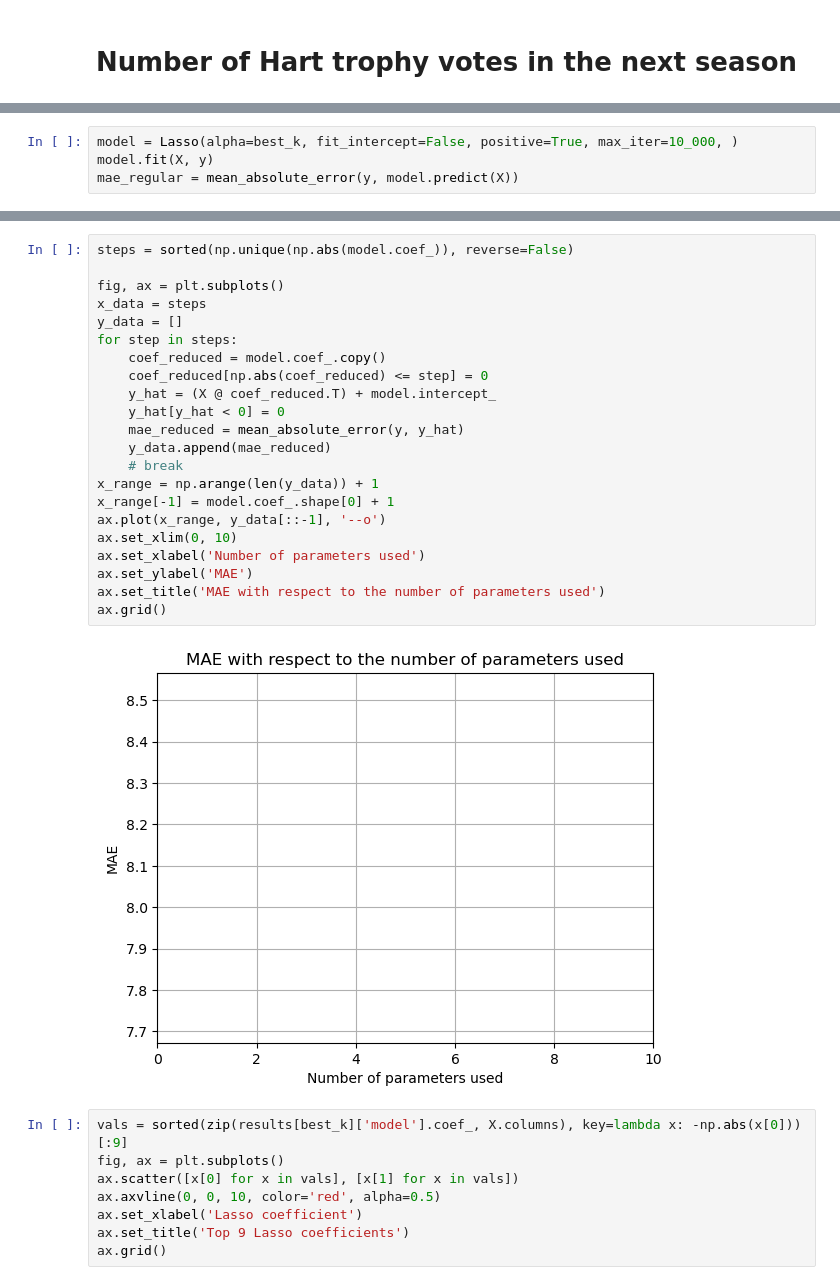
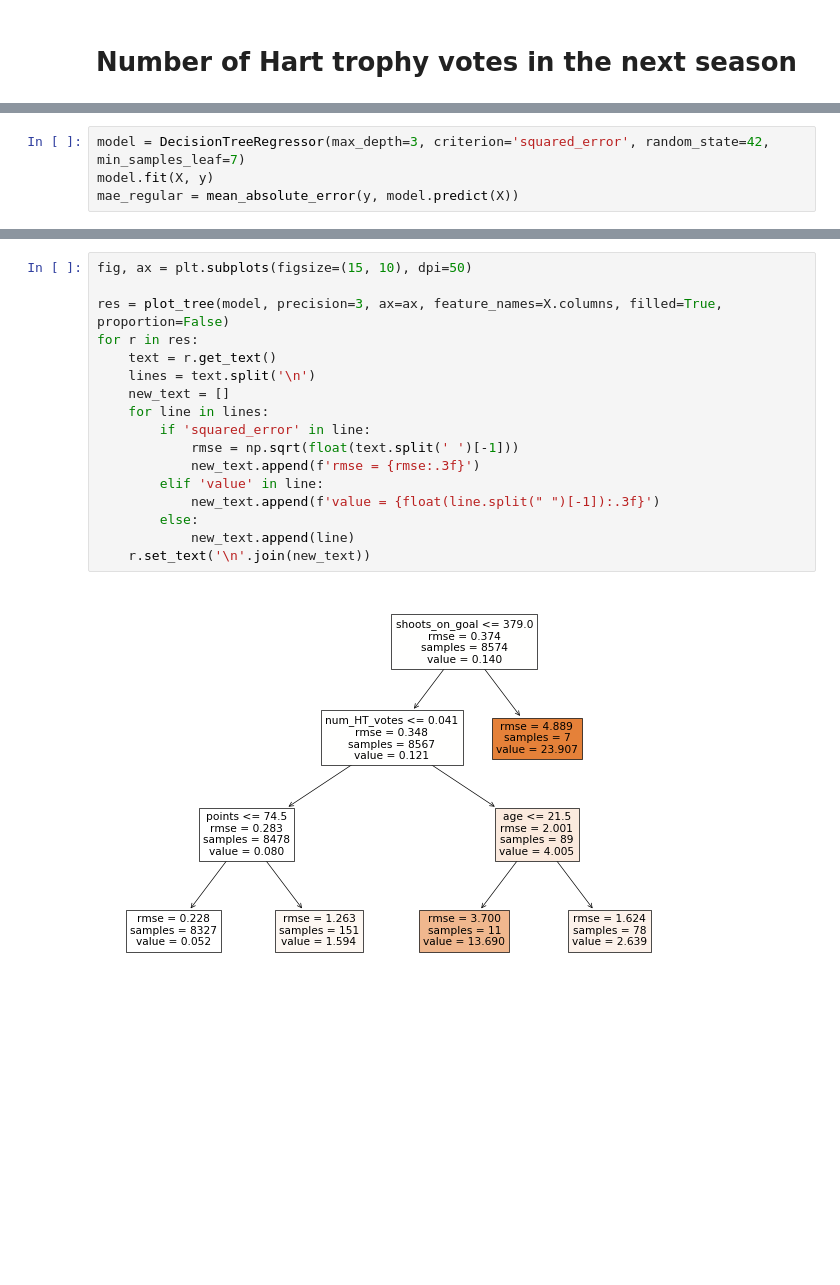
Before and after one commit to matejmurin01/ni-mlp-semestral-work, a Jupyter notebook: notebooks/03-data-modeling.ipynb, the cells around one changed output, grey strips where cells are left out. Drawn from its saved outputs; the diff is of its cells as text; blank space fills up the shorter version.

```diff
--- a/notebooks/03-data-modeling.ipynb
+++ b/notebooks/03-data-modeling.ipynb
@@ -374,4 +417,4 @@ plt.legend();
 # %%
-model = Lasso(alpha=best_k, fit_intercept=False, positive=True, max_iter=10_000, )
+model = DecisionTreeRegressor(max_depth=3, criterion='squared_error', random_state=42, min_samples_leaf=7)
 model.fit(X, y)
 mae_regular = mean_absolute_error(y, model.predict(X))
@@ -399,32 +421,19 @@ y_hat.max()
-# %%
-steps = sorted(np.unique(np.abs(model.coef_)), reverse=False)
-
-fig, ax = plt.subplots()
-x_data = steps
-y_data = []
-for step in steps:
-    coef_reduced = model.coef_.copy()
-    coef_reduced[np.abs(coef_reduced) <= step] = 0
-    y_hat = (X @ coef_reduced.T) + model.intercept_
-    y_hat[y_hat < 0] = 0
-    mae_reduced = mean_absolute_error(y, y_hat)
-    y_data.append(mae_reduced)
-    # break
-x_range = np.arange(len(y_data)) + 1
-x_range[-1] = model.coef_.shape[0] + 1
-ax.plot(x_range, y_data[::-1], '--o')
-ax.set_xlim(0, 10)
-ax.set_xlabel('Number of parameters used')
-ax.set_ylabel('MAE')
-ax.set_title('MAE with respect to the number of parameters used')
-ax.grid()
-# %% [output]
-[figure, removed]
-# %%
-vals = sorted(zip(results[best_k]['model'].coef_, X.columns), key=lambda x: -np.abs(x[0]))[:9]
-fig, ax = plt.subplots()
-ax.scatter([x[0] for x in vals], [x[1] for x in vals])
-ax.axvline(0, 0, 10, color='red', alpha=0.5)
-ax.set_xlabel('Lasso coefficient')
-ax.set_title('Top 9 Lasso coefficients')
-ax.grid()
+# %%
+fig, ax = plt.subplots(figsize=(15, 10), dpi=50)
+
+res = plot_tree(model, precision=3, ax=ax, feature_names=X.columns, filled=True, proportion=False)
+for r in res:
+    text = r.get_text()
+    lines = text.split('\n')
+    new_text = []
+    for line in lines:
+        if 'squared_error' in line:
+            rmse = np.sqrt(float(text.split(' ')[-1]))
+            new_text.append(f'rmse = {rmse:.3f}')
+        elif 'value' in line:
+            new_text.append(f'value = {float(line.split(" ")[-1]):.3f}')
+        else:
+            new_text.append(line)
+    r.set_text('\n'.join(new_text))
+# %% [output]
+[figure, added]
```
Also changed, not shown: parts of 13 cells of this notebook, 5 other files.
